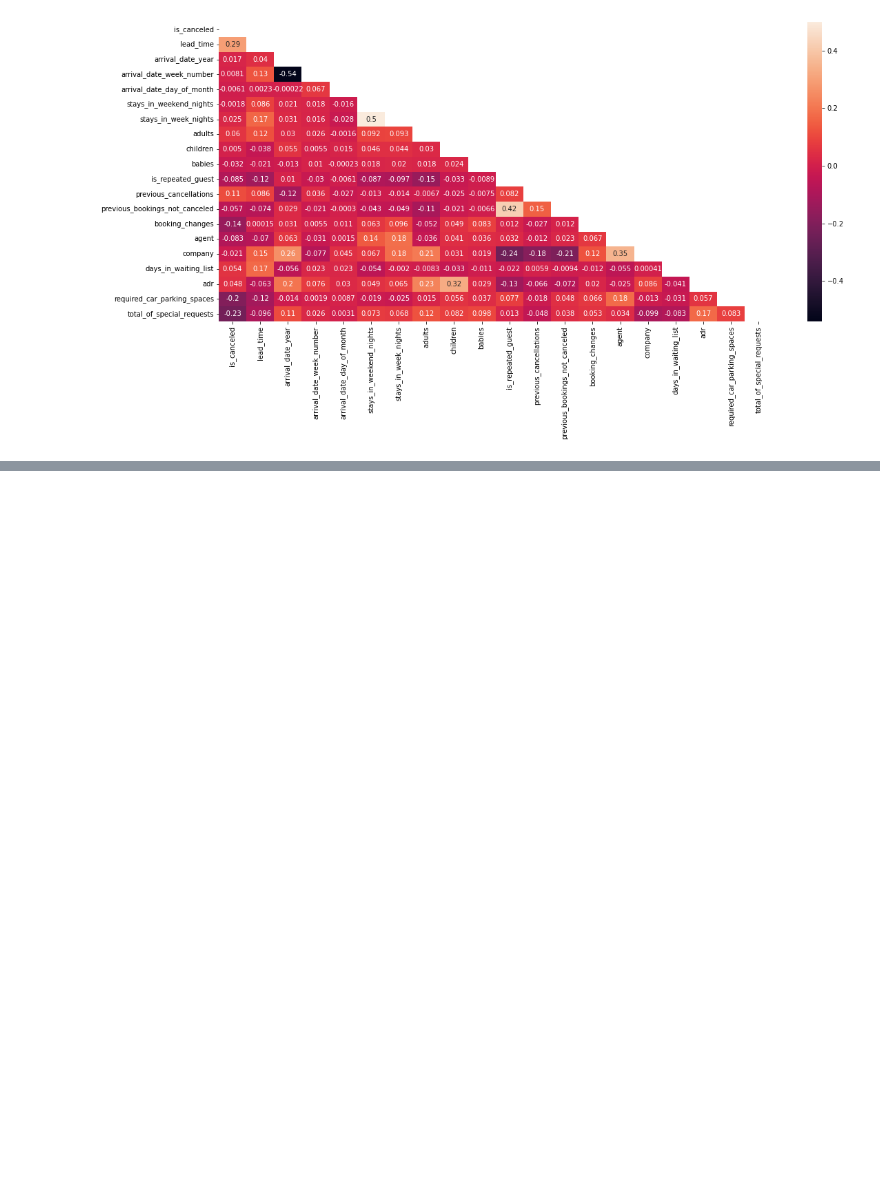
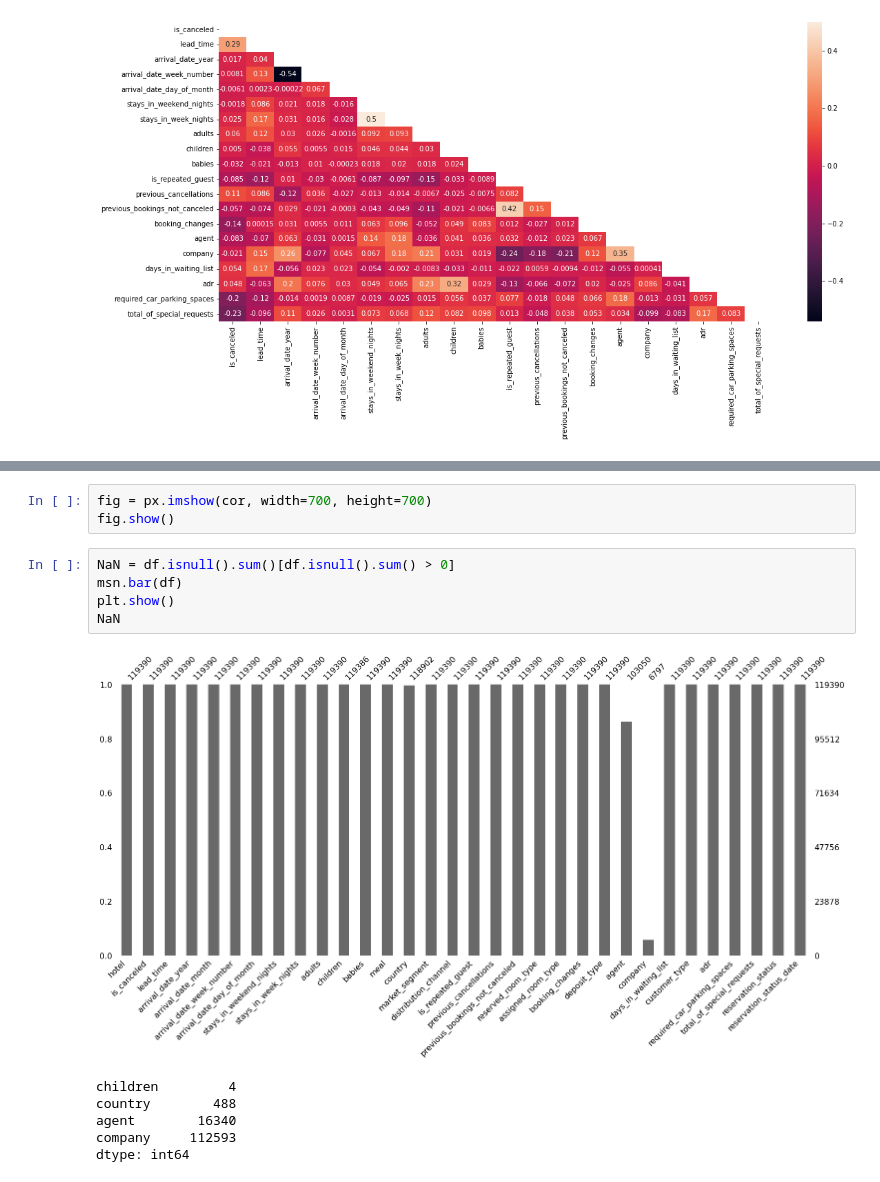
Before and after one commit to TheDandyCodes/TFG-ADE, a Jupyter notebook: EDA_booking_v2.ipynb, the cells around one changed output, grey strips where cells are left out. Drawn from its saved outputs; the diff is of its cells as text; blank space fills up the shorter version.

```diff
--- a/EDA_booking_v2.ipynb
+++ b/EDA_booking_v2.ipynb
@@ -30,0 +53,15 @@ plt.show()
+# %%
+fig = px.imshow(cor, width=700, height=700)
+fig.show()
+# %%
+NaN = df.isnull().sum()[df.isnull().sum() > 0]
+msn.bar(df)
+plt.show()
+NaN
+# %% [output]
+[figure, added]
+children         4
+country        488
+agent        16340
+company     112593
+dtype: int64
```
Also changed, not shown: parts of 4 cells of this notebook.
